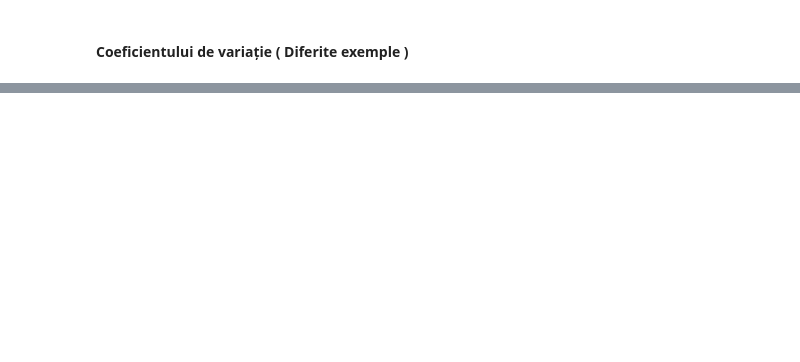
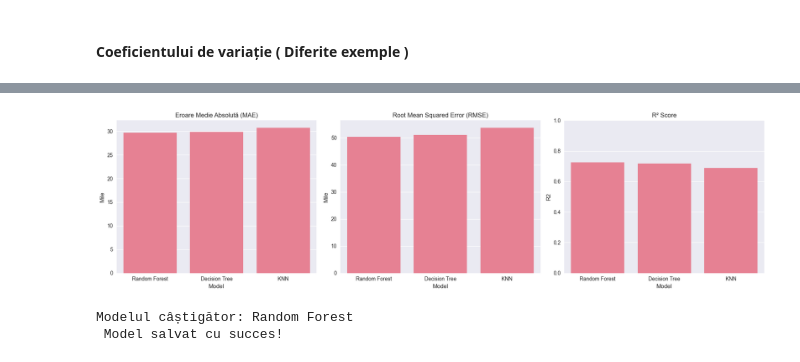
Before and after one commit to Copernicus12/Sisteme_Inteligente_-2025-, a Jupyter notebook: Electric_Vehicle_Population_Data.ipynb, the cells around one changed output, grey strips where cells are left out. Saved outputs shown, nothing was run; the diff lists cells and outputs as text; code cells hidden in the pictures; blank space fills up the shorter version.

```diff
--- a/Electric_Vehicle_Population_Data.ipynb
+++ b/Electric_Vehicle_Population_Data.ipynb
@@ -867,0 +916,27 @@ plt.show()
+# %%
+def get_models_config():
+    """Returnează configurația pentru fiecare model"""
+    return {
+        'Random Forest': {
+            'model': RandomForestRegressor(random_state=42),
+            'params': {
+                'n_estimators': [50, 100],
+                'max_depth': [10, 20, None],
+                'min_samples_split': [2, 5]
+            }
+        },
+        'KNN': {
+            'model': KNeighborsRegressor(),
+            'params': {
+                'n_neighbors': [3, 5, 7],
+                'weights': ['uniform', 'distance']
+            }
+        },
+        'Decision Tree': {
+            'model': DecisionTreeRegressor(random_state=42),
+            'params': {
+                'max_depth': [5, 10, 20],
+                'min_samples_split': [2, 5, 10]
+            }
+        }
+    }
@@ -867,0 +1018,35 @@ plt.show()
+# %%
+fig, axes = plt.subplots(1, 3, figsize=(18, 5))
+
+sns.barplot(data=results_df, x='Model', y='MAE', ax=axes[0])
+axes[0].set_title('Eroare Medie Absolută (MAE)')
+axes[0].set_ylabel('Mile')
+
+sns.barplot(data=results_df, x='Model', y='RMSE', ax=axes[1])
+axes[1].set_title('Root Mean Squared Error (RMSE)')
+axes[1].set_ylabel('Mile')
+
+sns.barplot(data=results_df, x='Model', y='R2', ax=axes[2])
+axes[2].set_title('R² Score')
+axes[2].set_ylim(0, 1)
+
+plt.tight_layout()
+plt.show()
+# %% [output]
+[figure, added]
+# %%
+best_model = results_df.iloc[0]['Model Object']
+print(f"Modelul câștigător: {results_df.iloc[0]['Model']}")
+
+joblib.dump({
+    'model': best_model,
+    'imputer': imputer,
+    'scaler': scaler,
+    'label_encoder': label_encoder,
+    'features': feature_names
+}, 'best_electric_range_predictor.joblib')
+
+print(" Model salvat cu succes!")
+# %% [output]
+Modelul câștigător: Random Forest
+ Model salvat cu succes!
```
Also changed, not shown: parts of 22 cells of this notebook, 2 other files.
